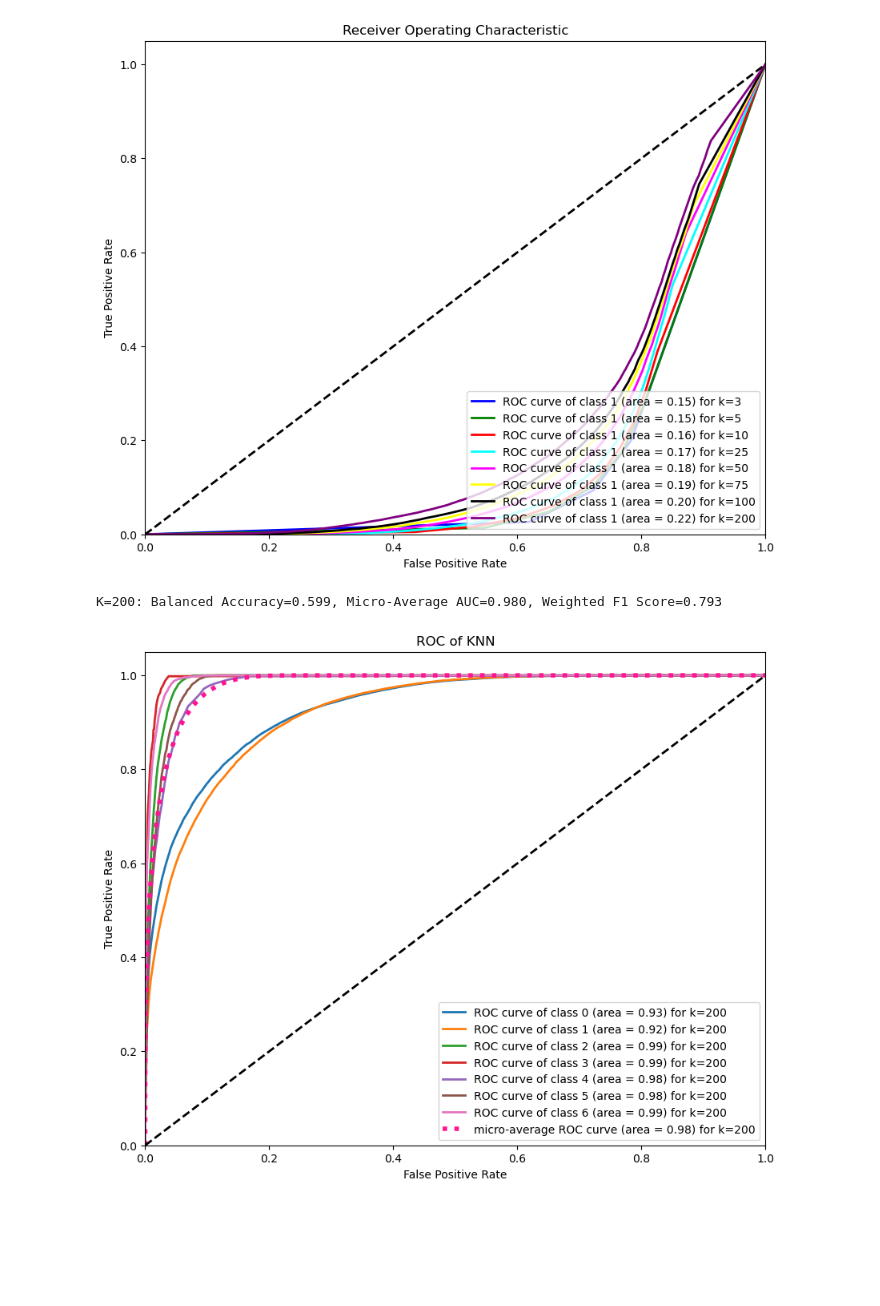
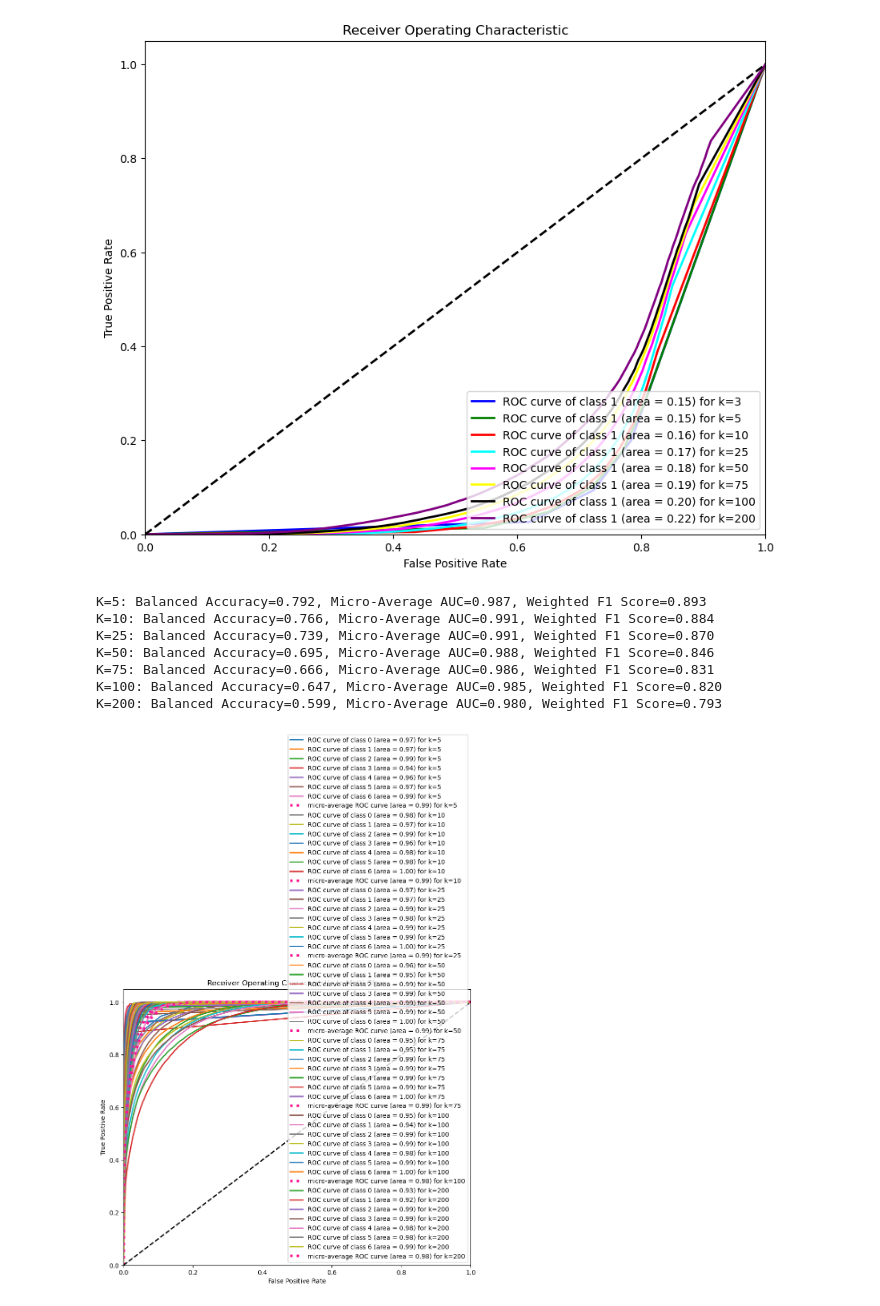
Before and after one commit to cristinar07/CS344, a Jupyter notebook: Knn_Complete.ipynb, the cells around one changed output. Drawn from its saved outputs; the diff is of its cells as text; code cells hidden in the pictures; blank space fills up the shorter version.

Commit message:
NN graph update

```diff
--- a/Knn_Complete.ipynb
+++ b/Knn_Complete.ipynb
@@ -82,7 +82,7 @@ scaler = StandardScaler()
 x_train_scaled = scaler.fit_transform(x_train)
 x_test_scaled = scaler.transform(x_test)
 
-k_values = [200]
+k_values = [5, 10, 25, 50, 75, 100, 200]
 n_classes = len(np.unique(y_train))
 
 # Binarize the output for multi-class ROC AUC calculation
@@ -108,32 +108,38 @@ def evaluate_knn(k_values, x_train_scaled, y_train, x_test_scaled, y_test, n_cla
 
         # Compute micro-average ROC curve and ROC area
         fpr["micro"], tpr["micro"], _ = roc_curve(y_test_binarized.ravel(), y_prob.ravel())
         roc_auc["micro"] = auc(fpr["micro"], tpr["micro"])
 
         balanced_acc = balanced_accuracy_score(y_test, y_pred)
         f1 = f1_score(y_test, y_pred, average='weighted')
 
         print(f"K={k}: Balanced Accuracy={balanced_acc:.3f}, Micro-Average AUC={roc_auc['micro']:.3f}, Weighted F1 Score={f1:.3f}")
 
         # Plot all ROC curves
         for i in range(n_classes):
             plt.plot(fpr[i], tpr[i], lw=2, label='ROC curve of class {0} (area = {1:0.2f}) for k={2}'.format(i, roc_auc[i], k))
 
         plt.plot(fpr["micro"], tpr["micro"],
                  label='micro-average ROC curve (area = {0:0.2f}) for k={1}'.format(roc_auc["micro"], k),
                  color='deeppink', linestyle=':', linewidth=4)
 
     plt.plot([0, 1], [0, 1], 'k--', lw=2)
     plt.xlim([0.0, 1.0])
     plt.ylim([0.0, 1.05])
     plt.xlabel('False Positive Rate')
     plt.ylabel('True Positive Rate')
-    plt.title('ROC of KNN')
+    plt.title('Receiver Operating Characteristic to Multi-Class')
     plt.legend(loc="lower right")
     plt.show()
 
 # Call the function with your data
 evaluate_knn(k_values, x_train_scaled, y_train, x_test_scaled, y_test, n_classes)
 # %% [output]
+K=5: Balanced Accuracy=0.792, Micro-Average AUC=0.987, Weighted F1 Score=0.893
+K=10: Balanced Accuracy=0.766, Micro-Average AUC=0.991, Weighted F1 Score=0.884
+K=25: Balanced Accuracy=0.739, Micro-Average AUC=0.991, Weighted F1 Score=0.870
+K=50: Balanced Accuracy=0.695, Micro-Average AUC=0.988, Weighted F1 Score=0.846
+K=75: Balanced Accuracy=0.666, Micro-Average AUC=0.986, Weighted F1 Score=0.831
+K=100: Balanced Accuracy=0.647, Micro-Average AUC=0.985, Weighted F1 Score=0.820
 K=200: Balanced Accuracy=0.599, Micro-Average AUC=0.980, Weighted F1 Score=0.793
-[figure, old version]
+[figure, new version]
```
Also changed, not shown: parts of 1 cell of this notebook, 1 other file.
